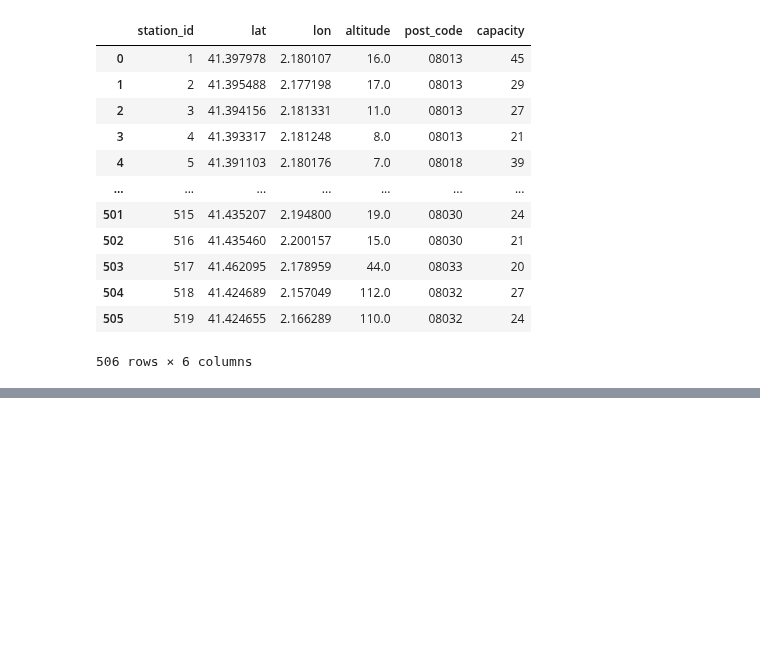
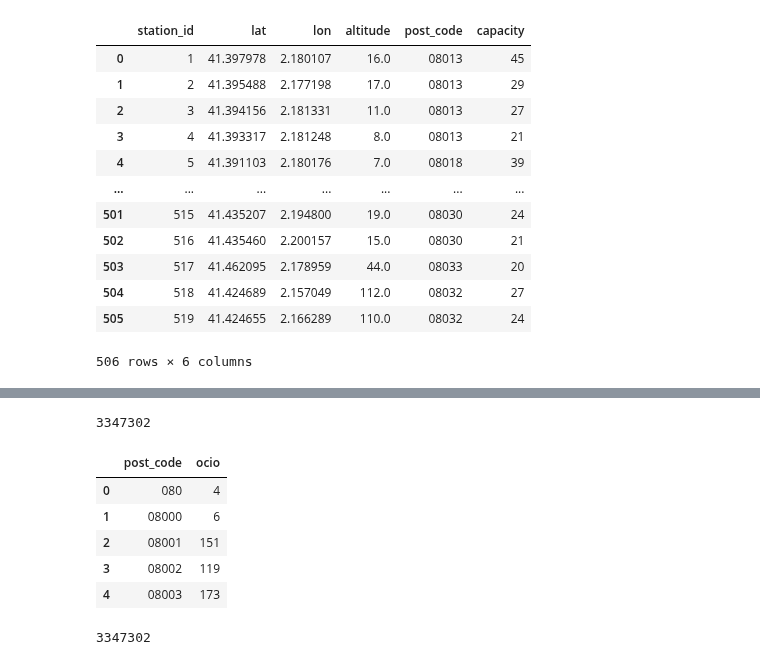
Before and after one commit to carlotalacasav/Gorrapiedra-proyecto, a Jupyter notebook: process_dataframe.ipynb, the cells around one changed output, grey strips where cells are left out. Drawn from its saved outputs; the diff is of its cells as text; code cells hidden in the pictures; blank space fills up the shorter version.

```diff
--- a/process_dataframe.ipynb
+++ b/process_dataframe.ipynb
@@ -83,0 +146,16 @@ full_data = pd.merge(full_data, weather_data, left_on = 'date', right_on = 'date
+# %%
+len(full_data)
+# %% [output]
+3347302
+# %%
+data_ocio = pd.read_csv('data/locations_data/bcn_ocio.csv', encoding = 'utf-16').groupby('addresses_zip_code').size().reset_index()
+data_ocio.columns = ['post_code', 'ocio']
+data_ocio['post_code'] = '0'+data_ocio['post_code'].astype(int).astype(str)
+data_ocio.head()
+# %% [output]
+|  | post_code | ocio |
+| 0 | 080 | 4 |
+| 1 | 08000 | 6 |
+| 2 | 08001 | 151 |
+| 3 | 08002 | 119 |
+| 4 | 08003 | 173 |
@@ -83,0 +164,4 @@ full_data = pd.merge(full_data, weather_data, left_on = 'date', right_on = 'date
+# %%
+len(full_data)
+# %% [output]
+3347302
```
Also changed, not shown: parts of 28 cells of this notebook.
